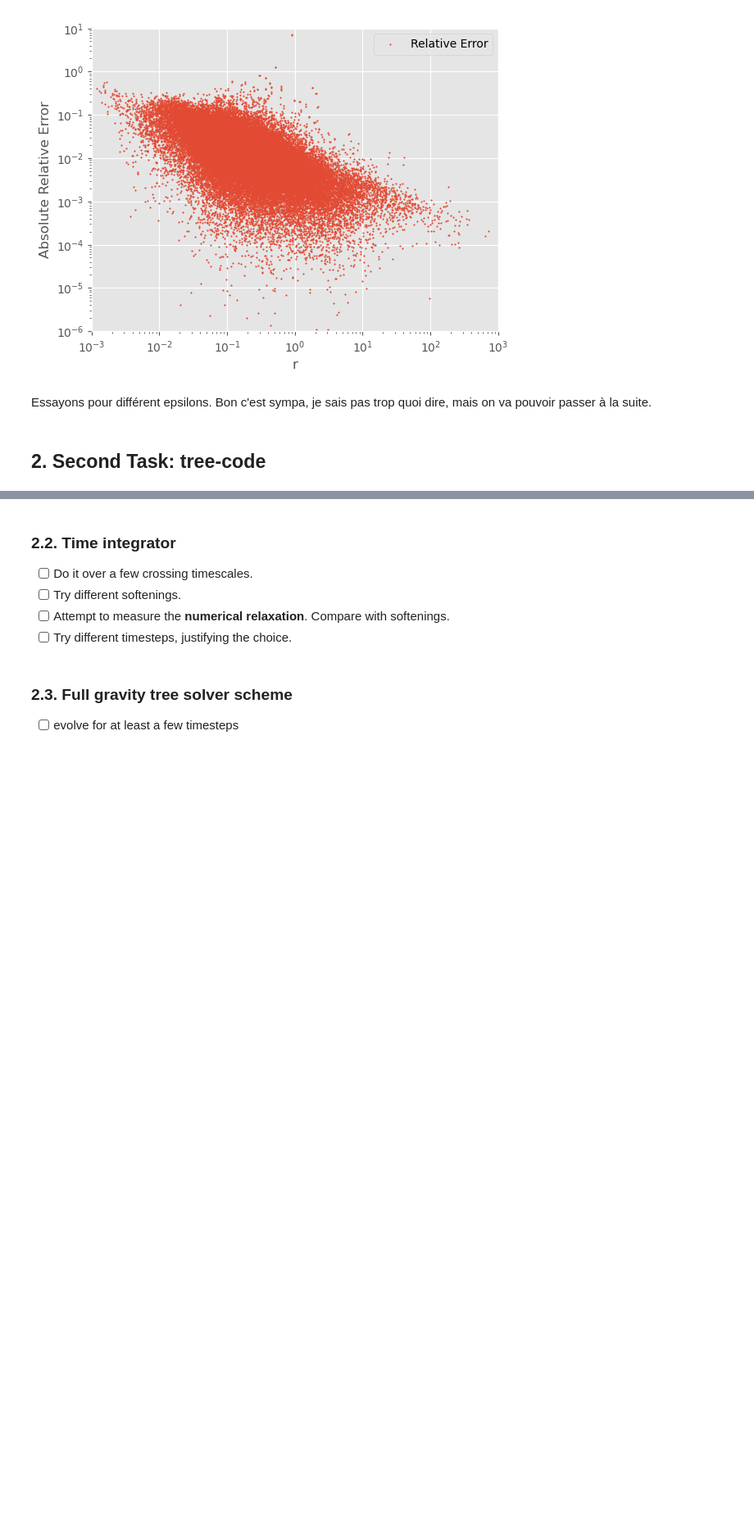
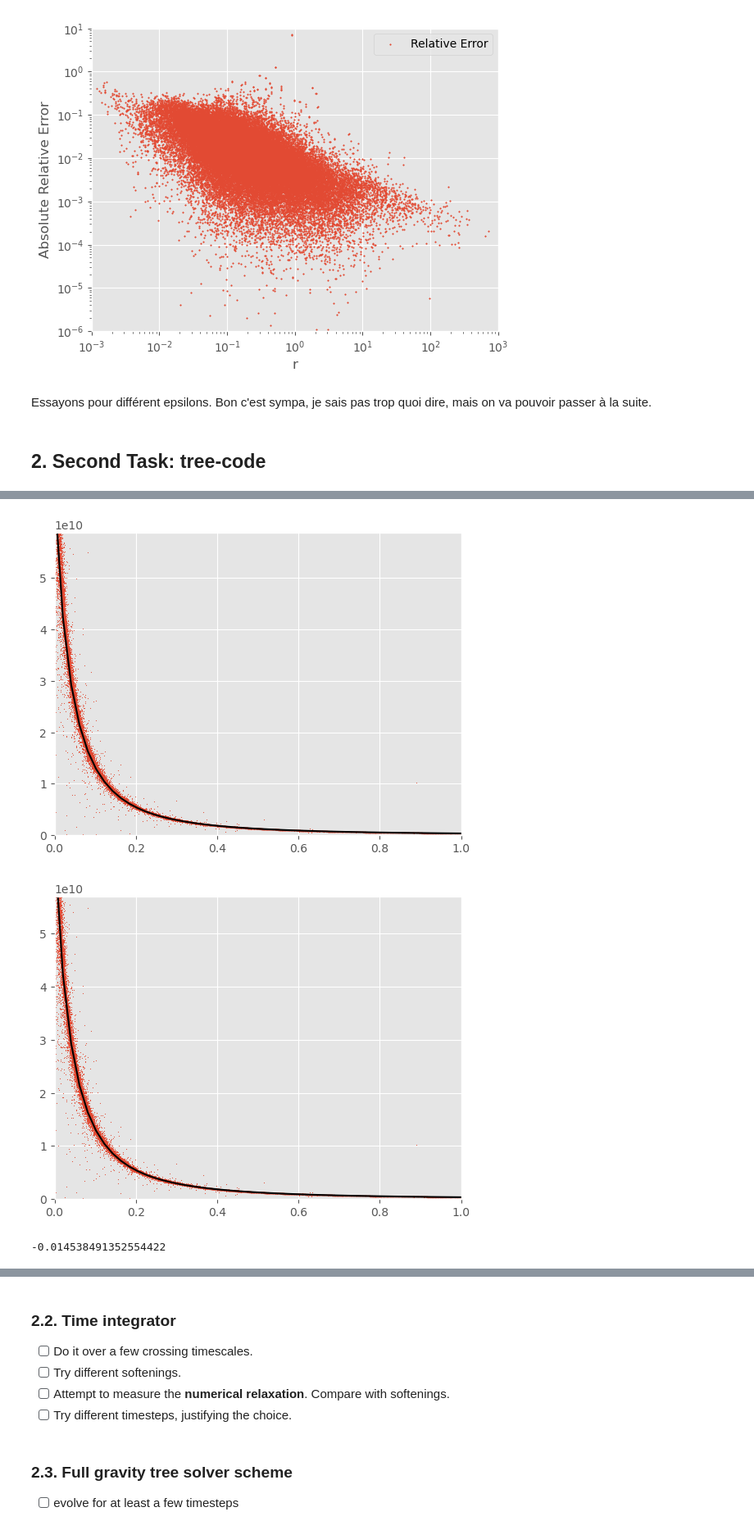
Before and after one commit to ProfesseurShadoko/compastro, a Jupyter notebook: scripts/look_at_data_old.ipynb, the cells around one changed output, grey strips where cells are left out. Shown at 82% size. Saved outputs shown, nothing was run; the diff lists cells and outputs as text; code cells hidden in the pictures; blank space fills up the shorter version.

```diff
--- a/scripts/look_at_data.ipynb
+++ b/scripts/look_at_data_old.ipynb
@@ -47,0 +32,9 @@ df.head(3)
+# %%
+# let's save the file as a csv file that will be easier to read!
+df = pd.read_csv("../files/data.txt", sep="\s+", header=None, names=["index", "m", "x", "y", "z", "vx", "vy", "vz", "phi", "eps"]) # the .txt file is a nice format for c++, not for us!
+df.to_csv("../files/data.csv", index=False) # save the file as a csv file
+
+# let's load them back!
+particles_data = pd.read_csv("../files/data.csv")
+particles_data['r'] = np.sqrt(particles_data['x']**2 + particles_data['y']**2 + particles_data['z']**2)
+particles_data.head(3)
@@ -89,8 +87,7 @@ Mais trêve de blabla, jettons un peu un oeil à nos données !
 # %%
 NBINS = 50
 
-df["r"] = np.sqrt(df["x"]**2 + df["y"]**2 + df["z"]**2)
-df_to_plot = df[df["r"]<1]
+df_to_plot = particles_data[particles_data["r"]<1]
 
 #3d scatter of the data
 plt.figure(figsize=(15, 8))
@@ -308,0 +402,42 @@ Essayons pour différent epsilons. Bon c'est sympa, je sais pas trop quoi dire,
+# %%
+# radial component of the force
+M = df["m"].sum()
+m = df["m"].mean()
+
+plt.scatter(df["r"], -df["fd_r"], s=0.1, label="$-\vec{F} \cdot \vec{u}_r$")
+
+# theoretical curve
+def f(r, a=0.08):
+    return -M*m / (r+a)**2
+
+r = np.linspace(0, 1)
+plt.plot(r, -f(r), label="Theory", color='black')
+
+plt.xlim(0, 1)
+plt.ylim(0, -df["fd_r"].quantile(0.01))
+plt.show()
+
+
+# radial component of the force
+M = df["m"].sum()
+m = df["m"].mean()
+
+plt.scatter(df["r"], -df["fo_r"], s=0.1, label="$-\vec{F} \cdot \vec{u}_r$")
+
+# theoretical curve
+def f(r, a=0.08):
+    return -M*m / (r+a)**2
+
+r = np.linspace(0, 1)
+plt.plot(r, -f(r), label="Theory", color='black')
+
+plt.xlim(0, 1)
+plt.ylim(0, -df["fo_r"].quantile(0.01))
+plt.show()
+
+
+((df["fo_r"] - df["fd_r"]) / df["fd_r"]).mean()
+# %% [output]
+[figure, added]
+[figure, added]
+-0.014538491352554422
```
Also changed, not shown: parts of 9 cells of this notebook, 1 other file.
